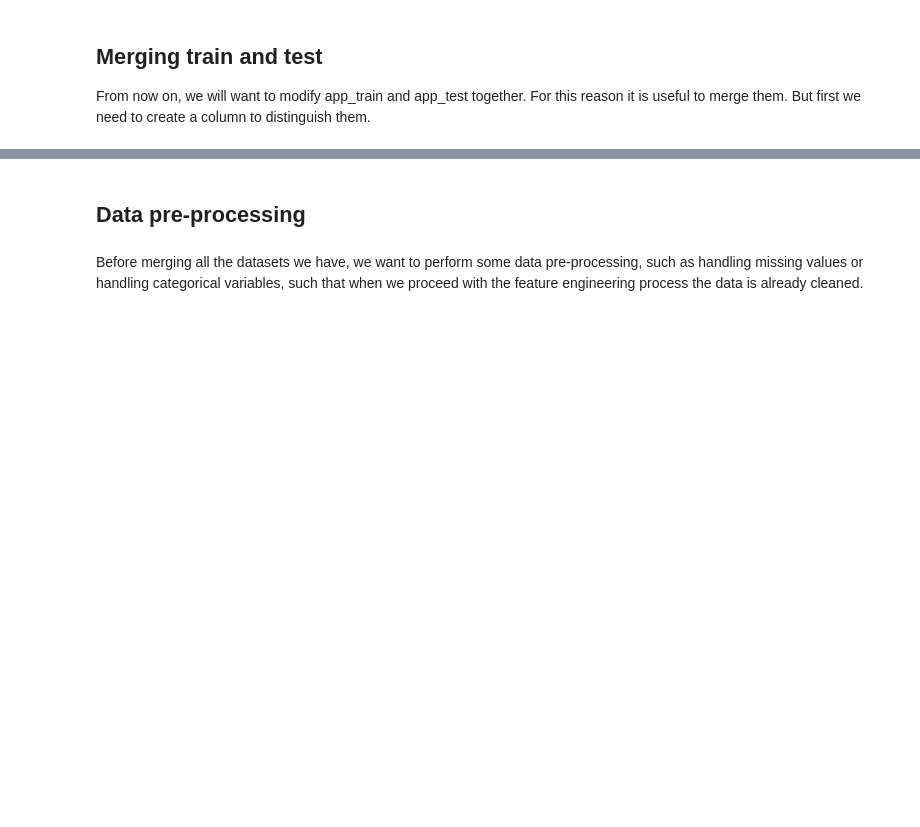
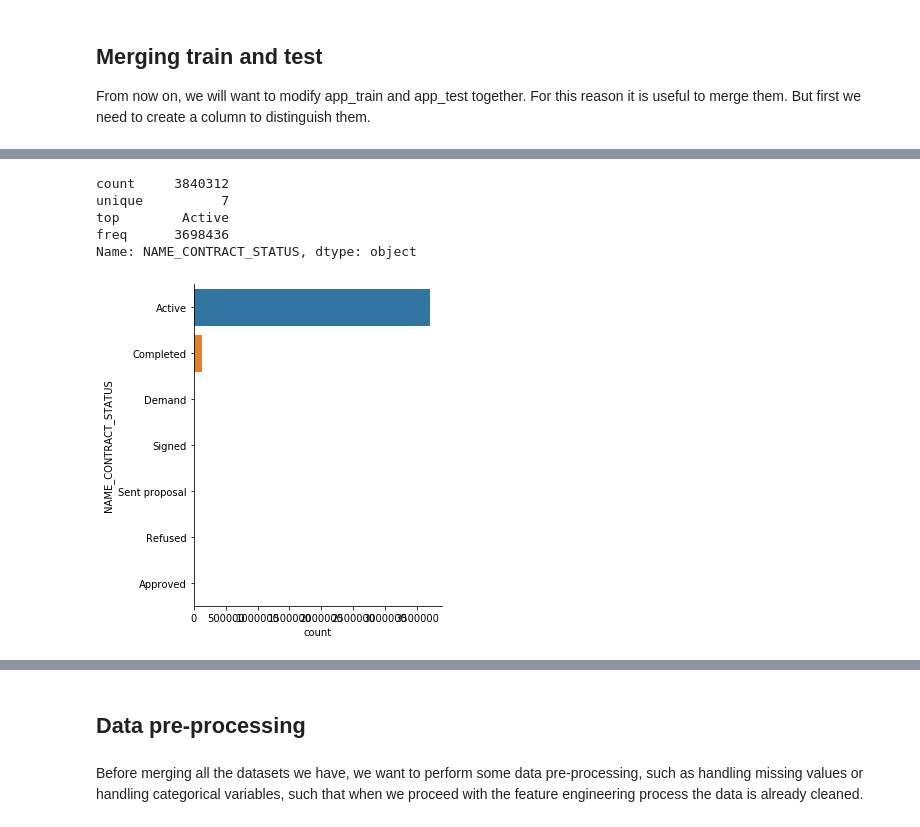
Before and after one commit to paolomandica/FDS-home-credit-default-risk, a Jupyter notebook: main-paolo.ipynb, the cells around one changed output, grey strips where cells are left out. Drawn from its saved outputs; the diff is of its cells as text; code cells hidden in the pictures; blank space fills up the shorter version.

```diff
--- a/main-paolo.ipynb
+++ b/main-paolo.ipynb
@@ -589,0 +661,13 @@ app.shape
+# %%
+(credit_card_balance['NAME_CONTRACT_STATUS']).describe()
+# %% [output]
+count     3840312
+unique          7
+top        Active
+freq      3698436
+Name: NAME_CONTRACT_STATUS, dtype: object
+# %%
+sns.catplot(y='NAME_CONTRACT_STATUS', kind='count', data=credit_card_balance)
+plt.show()
+# %% [output]
+[figure, added]
```
Also changed, not shown: parts of 80 cells of this notebook.
